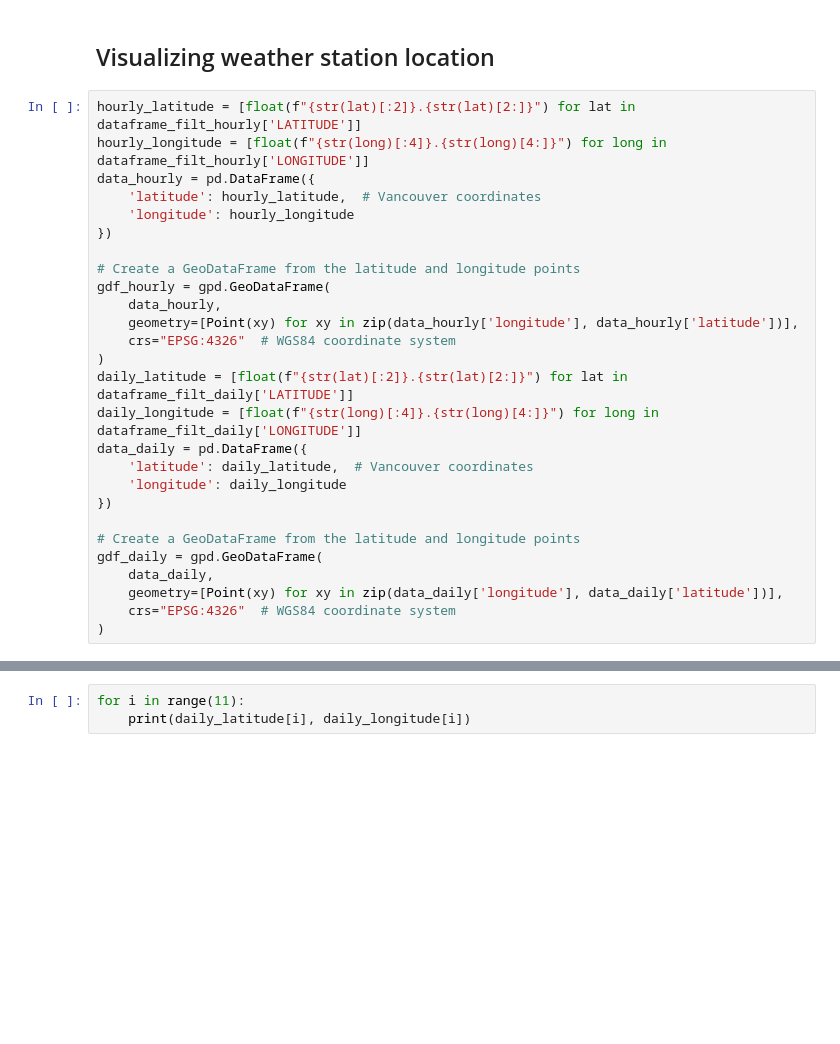
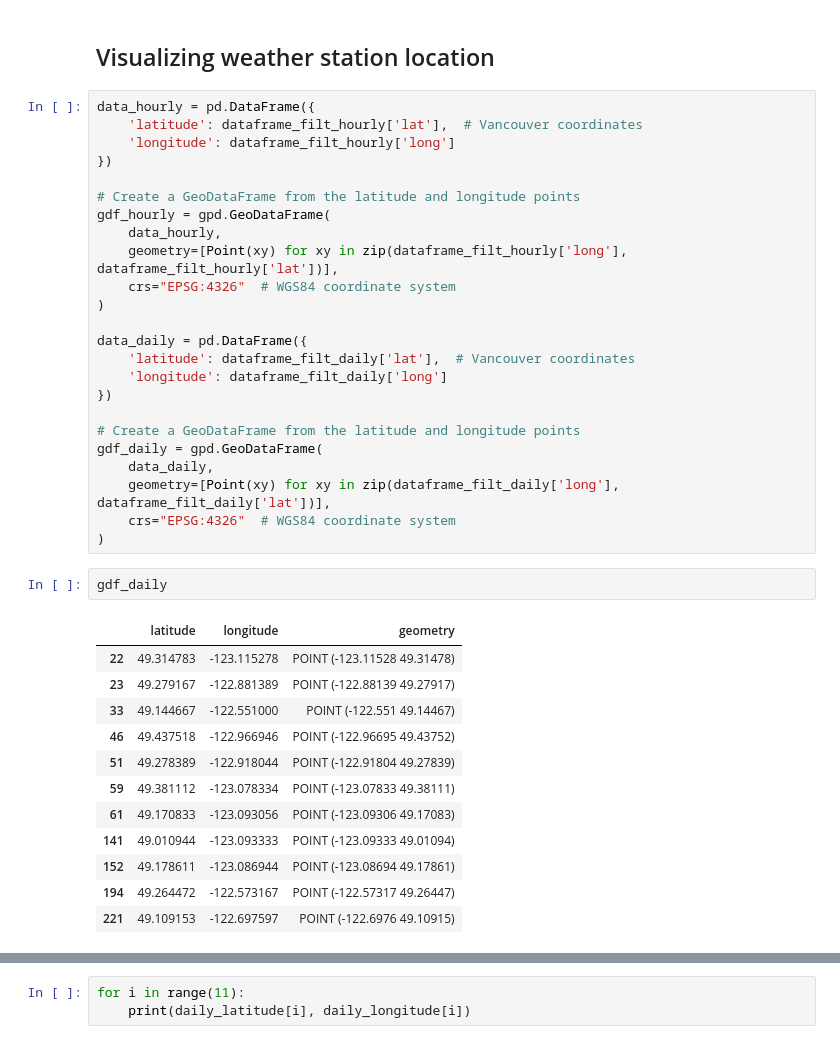
Before and after one commit to piyushag0611/Is-it-Vancouver-or-is-it-raincouver, a Jupyter notebook: Extract/basic_api_exploration.ipynb, the cells around one changed output, grey strips where cells are left out. Cells and saved outputs as stored; diff of their text form; blank space fills up the shorter version.

```diff
--- a/Extract/basic_api_exploration.ipynb
+++ b/Extract/basic_api_exploration.ipynb
@@ -110,32 +79,44 @@ See the caveats in the documentation: https://pandas.pydata.org/pandas-docs/stab
 # %% [markdown]
 ## Visualizing weather station location
 # %%
-hourly_latitude = [float(f"{str(lat)[:2]}.{str(lat)[2:]}") for lat in dataframe_filt_hourly['LATITUDE']]
-hourly_longitude = [float(f"{str(long)[:4]}.{str(long)[4:]}") for long in dataframe_filt_hourly['LONGITUDE']]
 data_hourly = pd.DataFrame({
-    'latitude': hourly_latitude,  # Vancouver coordinates
-    'longitude': hourly_longitude
+    'latitude': dataframe_filt_hourly['lat'],  # Vancouver coordinates
+    'longitude': dataframe_filt_hourly['long']
 })
 
 # Create a GeoDataFrame from the latitude and longitude points
 gdf_hourly = gpd.GeoDataFrame(
     data_hourly,
-    geometry=[Point(xy) for xy in zip(data_hourly['longitude'], data_hourly['latitude'])],
+    geometry=[Point(xy) for xy in zip(dataframe_filt_hourly['long'], dataframe_filt_hourly['lat'])],
     crs="EPSG:4326"  # WGS84 coordinate system
 )
-daily_latitude = [float(f"{str(lat)[:2]}.{str(lat)[2:]}") for lat in dataframe_filt_daily['LATITUDE']]
-daily_longitude = [float(f"{str(long)[:4]}.{str(long)[4:]}") for long in dataframe_filt_daily['LONGITUDE']]
+
 data_daily = pd.DataFrame({
-    'latitude': daily_latitude,  # Vancouver coordinates
-    'longitude': daily_longitude
+    'latitude': dataframe_filt_daily['lat'],  # Vancouver coordinates
+    'longitude': dataframe_filt_daily['long']
 })
 
 # Create a GeoDataFrame from the latitude and longitude points
 gdf_daily = gpd.GeoDataFrame(
     data_daily,
-    geometry=[Point(xy) for xy in zip(data_daily['longitude'], data_daily['latitude'])],
+    geometry=[Point(xy) for xy in zip(dataframe_filt_daily['long'], dataframe_filt_daily['lat'])],
     crs="EPSG:4326"  # WGS84 coordinate system
 )
+# %%
+gdf_daily
+# %% [output]
+|  | latitude | longitude | geometry |
+| 22 | 49.314783 | -123.115278 | POINT (-123.11528 49.31478) |
+| 23 | 49.279167 | -122.881389 | POINT (-122.88139 49.27917) |
+| 33 | 49.144667 | -122.551000 | POINT (-122.551 49.14467) |
+| 46 | 49.437518 | -122.966946 | POINT (-122.96695 49.43752) |
+| 51 | 49.278389 | -122.918044 | POINT (-122.91804 49.27839) |
+| 59 | 49.381112 | -123.078334 | POINT (-123.07833 49.38111) |
+| 61 | 49.170833 | -123.093056 | POINT (-123.09306 49.17083) |
+| 141 | 49.010944 | -123.093333 | POINT (-123.09333 49.01094) |
+| 152 | 49.178611 | -123.086944 | POINT (-123.08694 49.17861) |
+| 194 | 49.264472 | -122.573167 | POINT (-122.57317 49.26447) |
+| 221 | 49.109153 | -122.697597 | POINT (-122.6976 49.10915) |
 # %%
 vancouver_map = gpd.read_file('D:\\Is-it-Vancouver-or-is-it-raincouver\\metro_van\\Administrative_Boundaries.shp')
 vancouver_map = vancouver_map.to_crs(epsg=4326)
```
Also changed, not shown: parts of 5 cells of this notebook, 3 other files.
